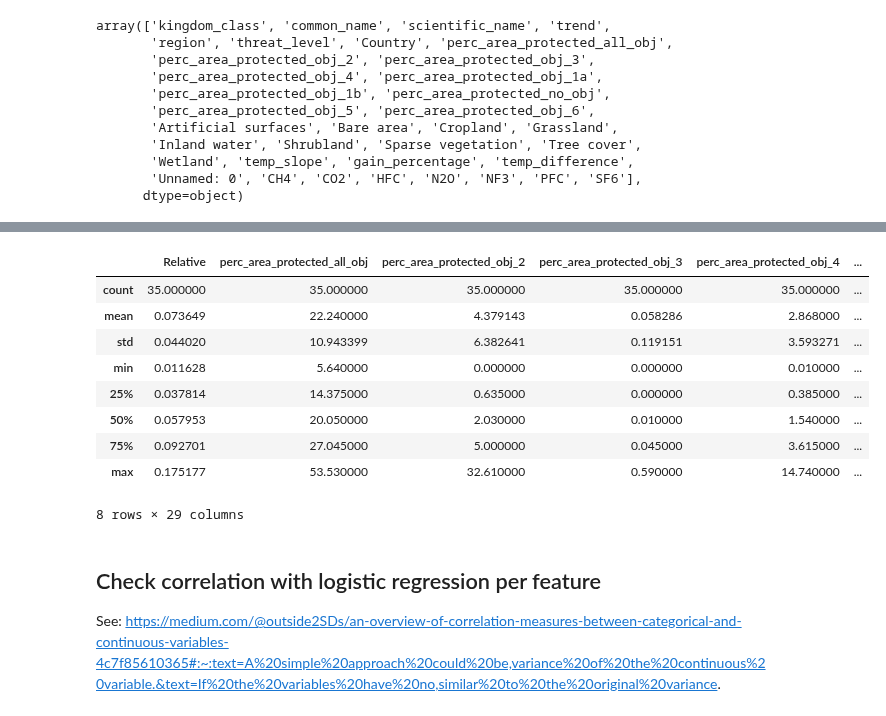
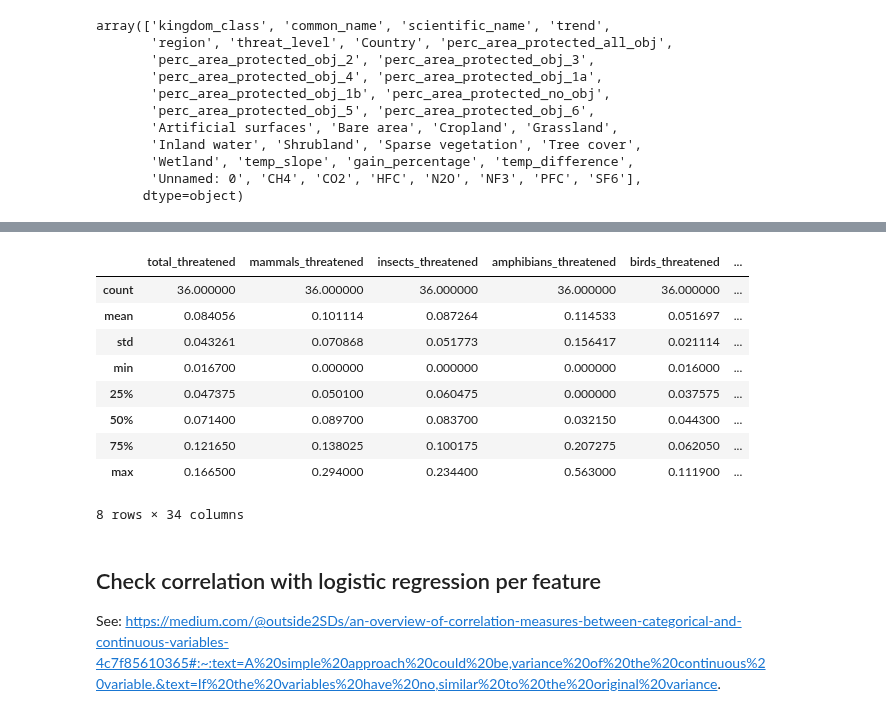
Before and after one commit to MarkusKiesel93/DOPPThreatenedSpecies, a Jupyter notebook: merged_data_analysis.ipynb, the cells around one changed output, grey strips where cells are left out. Saved outputs shown, nothing was run; the diff lists cells and outputs as text; code cells hidden in the pictures.

```diff
--- a/merged_data_analysis.ipynb
+++ b/merged_data_analysis.ipynb
@@ -19,7 +19,7 @@ PATH_LAND_COVER = 'data/OECD/LAND_COVER_2018_DATA.csv'
 PATH_AIR = 'data/OECD/greenhouse_gases_2020_pred.csv'
 PATH_CLIMATE = 'data/climate/climate_features.csv'
 PATH_IUCN = 'data/IUCN/scraped'
-PATH_IUCN_REL = 'data/IUCN/THREATENED_RELATIVE.csv'
+PATH_IUCN_REL = 'data/IUCN/THREATENED_RELATIVE_BY_GROUP.csv'
 PATHS_COUN = [PATH_PROTECED_AREA, PATH_LAND_COVER, PATH_CLIMATE, PATH_AIR] # AIR IS MISSING
 RANDOM_STATE = 42
 # %% [markdown]
@@ -278 +278,4 @@ For the prediction of the number of species per country, we merge our coun_data
+# %%
+threatened_relative = pd.read_csv(PATH_IUCN_REL)
+threatened_relative = threatened_relative.rename(columns={'Unnamed: 0': 'Country'})
 # %%
@@ -291,18 +299,19 @@ full_threatened.shape
 # %%
-#drop columns that arbitraly occured during merging
-full_threatened = full_threatened.drop(columns=['Unnamed: 0_x', 'Unnamed: 0_y'])
+#drop column that arbitraly occured during merging before
+full_threatened = full_threatened.drop(columns=['Unnamed: 0'])
+#descriptive satistics for our final data frame
 full_threatened.describe()
 # %% [output]
-|  | Relative | perc_area_protected_all_obj | perc_area_protected_obj_2 | perc_area_protected_obj_3 | perc_area_protected_obj_4 | ... |
-| count | 35.000000 | 35.000000 | 35.000000 | 35.000000 | 35.000000 | ... |
-| mean | 0.073649 | 22.240000 | 4.379143 | 0.058286 | 2.868000 | ... |
-| std | 0.044020 | 10.943399 | 6.382641 | 0.119151 | 3.593271 | ... |
-| min | 0.011628 | 5.640000 | 0.000000 | 0.000000 | 0.010000 | ... |
-| 25% | 0.037814 | 14.375000 | 0.635000 | 0.000000 | 0.385000 | ... |
-| 50% | 0.057953 | 20.050000 | 2.030000 | 0.010000 | 1.540000 | ... |
-| 75% | 0.092701 | 27.045000 | 5.000000 | 0.045000 | 3.615000 | ... |
-| max | 0.175177 | 53.530000 | 32.610000 | 0.590000 | 14.740000 | ... |
+|  | total_threatened | mammals_threatened | insects_threatened | amphibians_threatened | birds_threatened | ... |
+| count | 36.000000 | 36.000000 | 36.000000 | 36.000000 | 36.000000 | ... |
+| mean | 0.084056 | 0.101114 | 0.087264 | 0.114533 | 0.051697 | ... |
+| std | 0.043261 | 0.070868 | 0.051773 | 0.156417 | 0.021114 | ... |
+| min | 0.016700 | 0.000000 | 0.000000 | 0.000000 | 0.016000 | ... |
+| 25% | 0.047375 | 0.050100 | 0.060475 | 0.000000 | 0.037575 | ... |
+| 50% | 0.071400 | 0.089700 | 0.083700 | 0.032150 | 0.044300 | ... |
+| 75% | 0.121650 | 0.138025 | 0.100175 | 0.207275 | 0.062050 | ... |
+| max | 0.166500 | 0.294000 | 0.234400 | 0.563000 | 0.111900 | ... |
-8 rows × 29 columns
+8 rows × 34 columns
 # %% [markdown]
 ## Check correlation with logistic regression per feature
 See: https://medium.com/@outside2SDs/an-overview-of-correlation-measures-between-categorical-and-continuous-variables-4c7f85610365#:~:text=A%20simple%20approach%20could%20be,variance%20of%20the%20continuous%20variable.&text=If%20the%20variables%20have%20no,similar%20to%20the%20original%20variance.
```
Also changed, not shown: parts of 20 cells of this notebook.
